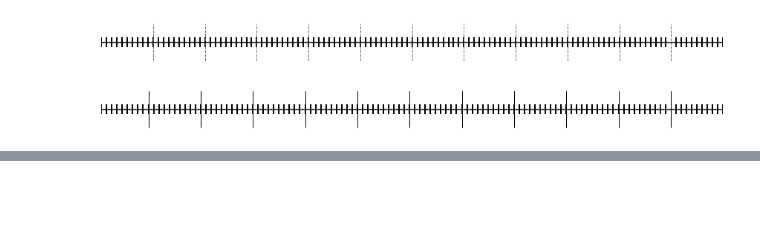
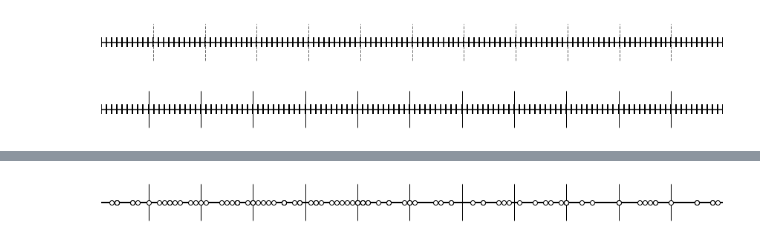
Before and after one commit to bluegenes/2020-exp-evol, a Jupyter notebook: dev-gene-location-plot.ipynb, the cells around one changed output, grey strips where cells are left out. Saved outputs shown, nothing was run; the diff lists cells and outputs as text; code cells hidden in the pictures; blank space fills up the shorter version.

```diff
--- a/dev-gene-location-plot.ipynb
+++ b/dev-gene-location-plot.ipynb
@@ -113,0 +172,26 @@ plt.show()
+# %%
+# Create figure and axes
+fig, ax = plt.subplots(1, figsize=(15, 1))
+
+#ax.eventplot(gene_pos, color="black", linelengths=1.1, linewidths=1.7)# lineoffsets=((axis_number/2)+0.19), linelengths=0.35)
+
+ax.axhline(y=1, xmin=0, xmax=120, color="black")
+#ax.plot(gene_pos, y_vals, marker='o', color = 'black', markerfacecolor='white')#ms=6,lw=1,, markeredgewidth=1)#markerfacecolor='white',
+
+#plt.scatter(gene_pos, y_vals, marker='o', edgecolor = 'black', color='white')#ms=6,lw=1,, markeredgewidth=1)#markerfacecolor='white',
+plt.plot(gene_pos[:599], y_vals[:599], marker='o', color = 'black', markerfacecolor='white')#ms=6,lw=1,, markeredgewidth=1)#markerfacecolor='white',
+
+chr_dividers = np.arange(10, 130, 10)
+plt.vlines(chr_dividers, ymin=-1, ymax=3, color="black", linewidth=1)#, linestyle='--')
+lims = ax.get_ylim()
+ax.spines['right'].set_visible(False)
+ax.spines['left'].set_visible(False)
+ax.spines['top'].set_visible(False)
+ax.spines['bottom'].set_visible(False)
+ax.tick_params(tick1On=False, tick2On=False)
+ax.axes.xaxis.set_ticks([])
+ax.axes.yaxis.set_ticks([])
+ax.set_xlim(1,120)
+plt.show()
+# %% [output]
+[figure, added]
```
Also changed, not shown: parts of 5 cells of this notebook.
